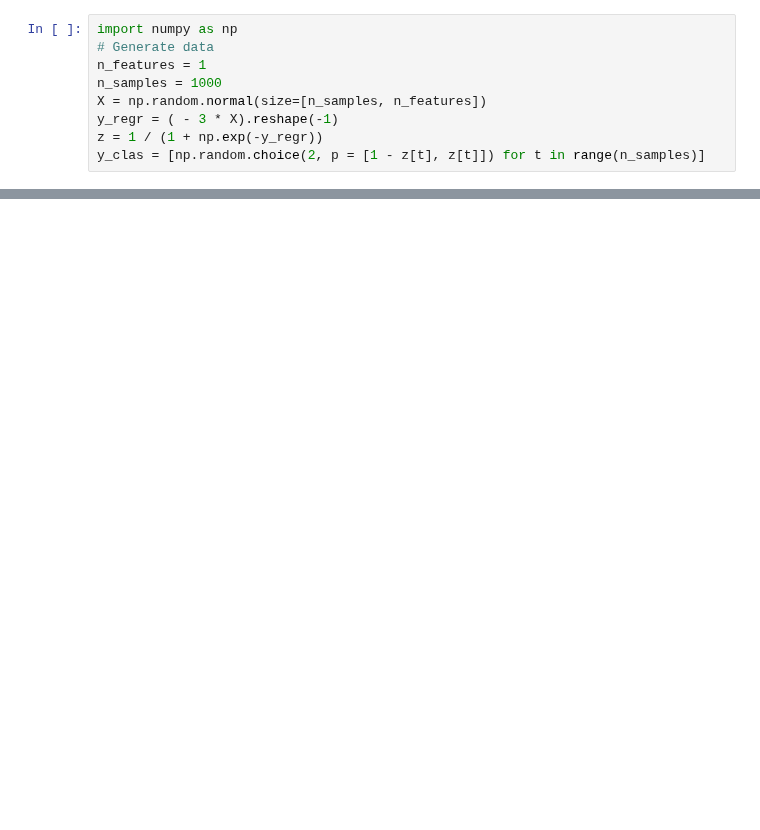
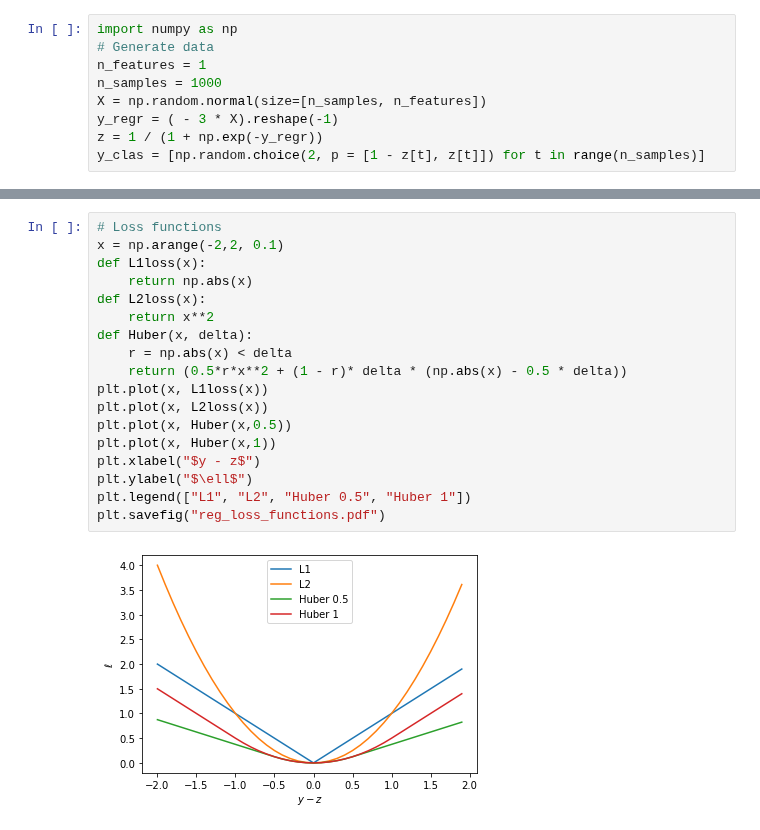
Before and after one commit to olethrosdc/machine-learning-neuch, a Jupyter notebook: BSc/src/NeuralNetworks/cost_functions.ipynb, the cells around one changed output, grey strips where cells are left out. Cells and saved outputs as stored; diff of their text form; blank space fills up the shorter version.

```diff
--- a/BSc/src/NeuralNetworks/cost_functions.ipynb
+++ b/BSc/src/NeuralNetworks/cost_functions.ipynb
@@ -26,0 +27,20 @@ for loss in ['log_loss', 'perceptron', 'squared_error']:
+# %%
+# Loss functions
+x = np.arange(-2,2, 0.1)
+def L1loss(x):
+    return np.abs(x)
+def L2loss(x):
+    return x**2
+def Huber(x, delta):
+    r = np.abs(x) < delta
+    return (0.5*r*x**2 + (1 - r)* delta * (np.abs(x) - 0.5 * delta))
+plt.plot(x, L1loss(x))
+plt.plot(x, L2loss(x))
+plt.plot(x, Huber(x,0.5))
+plt.plot(x, Huber(x,1))
+plt.xlabel("$y - z$")
+plt.ylabel("$\ell$")
+plt.legend(["L1", "L2", "Huber 0.5", "Huber 1"])
+plt.savefig("reg_loss_functions.pdf")
+# %% [output]
+[figure, added]
```
Also changed, not shown: parts of 2 cells of this notebook, 5 other files.
